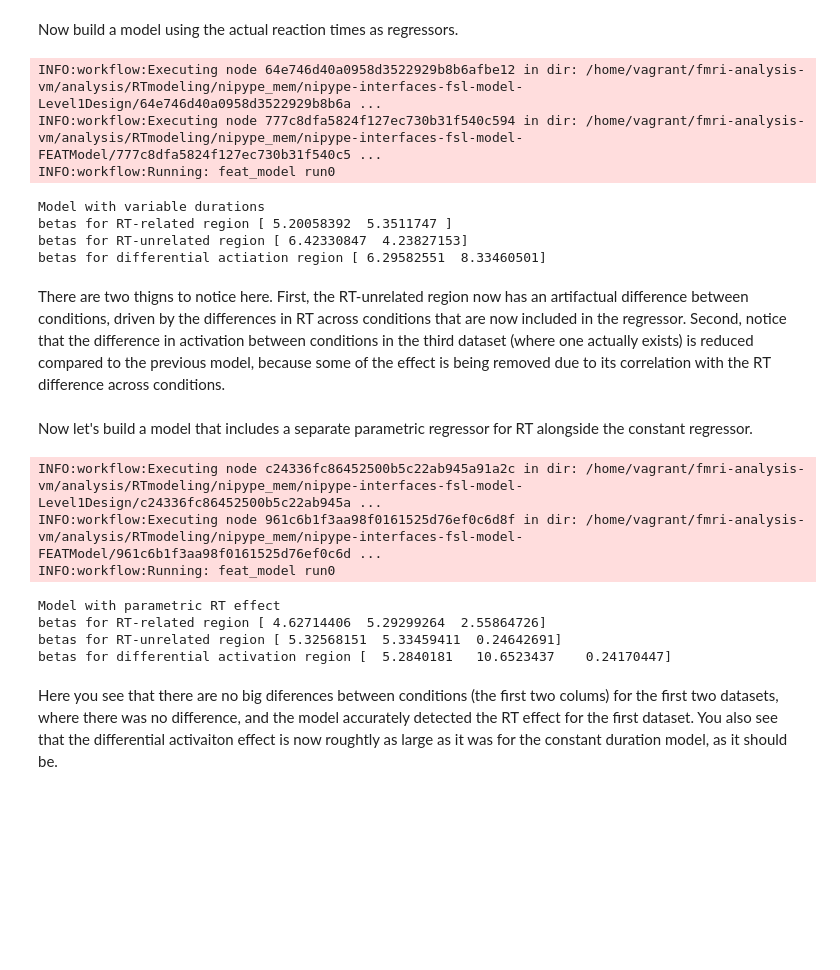
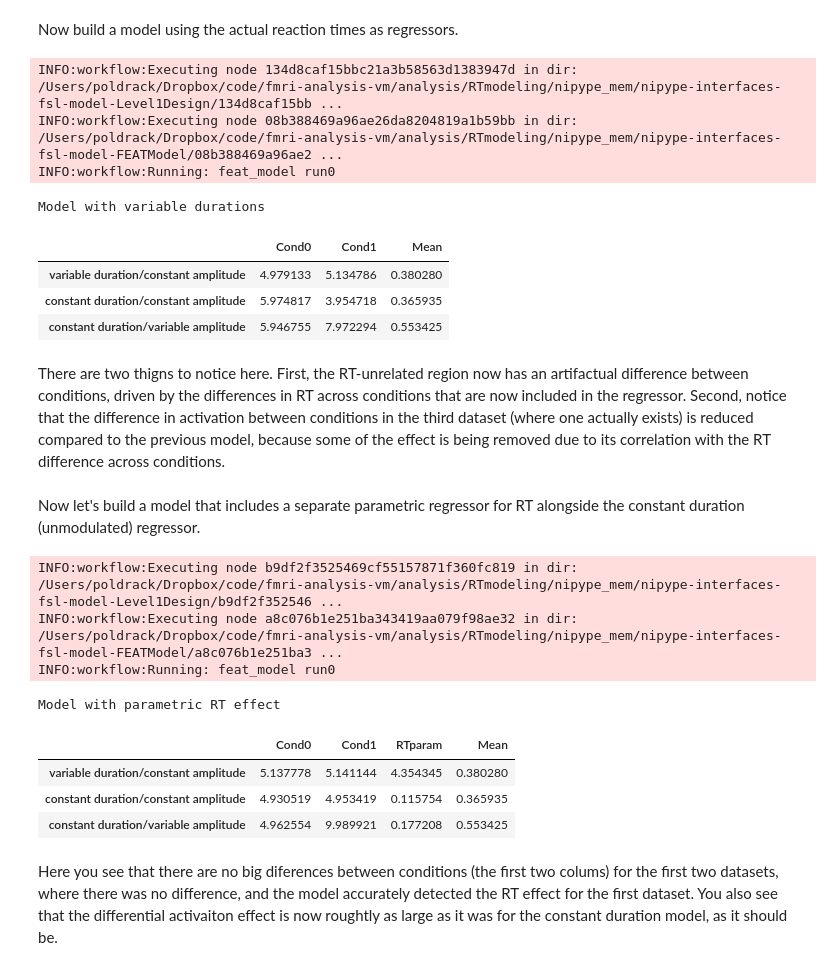
Before and after one commit to poldrack/fmri-analysis-vm, a Jupyter notebook: analysis/RTmodeling/RTmodeling.ipynb, the cells around one changed output. Drawn from its saved outputs; the diff is of its cells as text; code cells hidden in the pictures; blank space fills up the shorter version.

```diff
--- a/analysis/RTmodeling/RTmodeling.ipynb
+++ b/analysis/RTmodeling/RTmodeling.ipynb
@@ -213,8 +230,10 @@ info = [Bunch(conditions=['cond0',
                          rt[condition==1]])]
 
 # create a dummy image for SpecifyModel to look at
-dummy=nibabel.Nifti1Image(numpy.zeros((12,12,12,total_length)),numpy.identity(4))
-dummy.to_filename('tmp.nii.gz')
+if not os.path.exists('tmp.nii.gz'):
+    dummy=nibabel.Nifti1Image(numpy.zeros((12,12,12,total_length)),numpy.identity(4))
+    dummy.to_filename('tmp.nii.gz')
+
 s = model.SpecifyModel()
 s.inputs.input_units = 'secs'
 s.inputs.functional_runs = 'tmp.nii.gz'
@@ -234,27 +253,36 @@ modelgen = mem.cache(fsl.model.FEATModel)
 modelgen_results = modelgen(fsf_file=level1design_results.outputs.fsf_files,
                             ev_files=level1design_results.outputs.ev_files)
 # %% [output]
-INFO:workflow:Executing node 64e746d40a0958d3522929b8b6afbe12 in dir: /home/vagrant/fmri-analysis-vm/analysis/RTmodeling/nipype_mem/nipype-interfaces-fsl-model-Level1Design/64e746d40a0958d3522929b8b6a ...
-INFO:workflow:Executing node 777c8dfa5824f127ec730b31f540c594 in dir: /home/vagrant/fmri-analysis-vm/analysis/RTmodeling/nipype_mem/nipype-interfaces-fsl-model-FEATModel/777c8dfa5824f127ec730b31f540c5 ...
+INFO:workflow:Executing node 134d8caf15bbc21a3b58563d1383947d in dir: /Users/poldrack/Dropbox/code/fmri-analysis-vm/analysis/RTmodeling/nipype_mem/nipype-interfaces-fsl-model-Level1Design/134d8caf15bb ...
+INFO:workflow:Executing node 08b388469a96ae26da8204819a1b59bb in dir: /Users/poldrack/Dropbox/code/fmri-analysis-vm/analysis/RTmodeling/nipype_mem/nipype-interfaces-fsl-model-FEATModel/08b388469a96ae2 ...
 INFO:workflow:Running: feat_model run0
 # %%
 X=numpy.loadtxt(modelgen_results.outputs.design_file,skiprows=5)
-beta_hat_var_rt=numpy.linalg.inv(X.T.dot(X)).dot(X.T).dot(data_var)
+X=numpy.hstack((X,numpy.ones((X.shape[0],1))))
+
 print 'Model with variable durations'
-print 'betas for RT-related region',beta_hat_var_rt
-beta_hat_const_rt=numpy.linalg.inv(X.T.dot(X)).dot(X.T).dot(data_const)
-print 'betas for RT-unrelated region',beta_hat_const_rt
-beta_hat_cond_rt=numpy.linalg.inv(X.T.dot(X)).dot(X.T).dot(data_cond)
-print 'betas for differential actiation region',beta_hat_cond_rt
+
+beta_hat_vd_ca_rt=numpy.linalg.inv(X.T.dot(X)).dot(X.T).dot(data_vd_ca)
+beta_hat_cd_ca_rt=numpy.linalg.inv(X.T.dot(X)).dot(X.T).dot(data_cd_ca)
+beta_hat_cd_va_rt=numpy.linalg.inv(X.T.dot(X)).dot(X.T).dot(data_cd_va)
+
+import pandas as pd
+betas_varrt=numpy.vstack((beta_hat_vd_ca_rt,beta_hat_cd_ca_rt,beta_hat_cd_va_rt))
+df_varrt=pd.DataFrame(betas_varrt,columns=['Cond0','Cond1','Mean'],
+                index=['variable duration/constant amplitude',
+                       'constant duration/constant amplitude',
+                      'constant duration/variable amplitude'])
+HTML( df_varrt.to_html() )
 # %% [output]
 Model with variable durations
-betas for RT-related region [ 5.20058392  5.3511747 ]
-betas for RT-unrelated region [ 6.42330847  4.23827153]
-betas for differential actiation region [ 6.29582551  8.33460501]
+|  | Cond0 | Cond1 | Mean |
+| variable duration/constant amplitude | 4.979133 | 5.134786 | 0.380280 |
+| constant duration/constant amplitude | 5.974817 | 3.954718 | 0.365935 |
+| constant duration/variable amplitude | 5.946755 | 7.972294 | 0.553425 |
 # %% [markdown]
 There are two thigns to notice here.  First, the RT-unrelated region now has an artifactual difference between conditions, driven by the differences in RT across conditions that are now included in the regressor.  Second, notice that the difference in activation between conditions in the third dataset (where one actually exists) is reduced compared to the previous model, because some of the effect is being removed due to its correlation with the RT difference across conditions.
 # %% [markdown]
-Now let's build a model that includes a separate parametric regressor for RT alongside the constant regressor.
+Now let's build a model that includes a separate parametric regressor for RT alongside the constant duration (unmodulated) regressor.
 # %%
 info = [Bunch(conditions=['cond0-const',
                           'cond1-const',
@@ -264,7 +292,7 @@ info = [Bunch(conditions=['cond0-const',
                      onsets],
               durations=[[meanrt],
                          [meanrt],
-                          rt],
+                          [meanrt]],
               amplitudes=[[1],[1],rt-meanrt]
                          )]
 
@@ -290,22 +318,31 @@ modelgen = mem.cache(fsl.model.FEATModel)
 modelgen_results = modelgen(fsf_file=level1design_results.outputs.fsf_files,
                             ev_files=level1design_results.outputs.ev_files)
 # %% [output]
-INFO:workflow:Executing node c24336fc86452500b5c22ab945a91a2c in dir: /home/vagrant/fmri-analysis-vm/analysis/RTmodeling/nipype_mem/nipype-interfaces-fsl-model-Level1Design/c24336fc86452500b5c22ab945a ...
-INFO:workflow:Executing node 961c6b1f3aa98f0161525d76ef0c6d8f in dir: /home/vagrant/fmri-analysis-vm/analysis/RTmodeling/nipype_mem/nipype-interfaces-fsl-model-FEATModel/961c6b1f3aa98f0161525d76ef0c6d ...
+INFO:workflow:Executing node b9df2f3525469cf55157871f360fc819 in dir: /Users/poldrack/Dropbox/code/fmri-analysis-vm/analysis/RTmodeling/nipype_mem/nipype-interfaces-fsl-model-Level1Design/b9df2f352546 ...
+INFO:workflow:Executing node a8c076b1e251ba343419aa079f98ae32 in dir: /Users/poldrack/Dropbox/code/fmri-analysis-vm/analysis/RTmodeling/nipype_mem/nipype-interfaces-fsl-model-FEATModel/a8c076b1e251ba3 ...
 INFO:workflow:Running: feat_model run0
 # %%
 X=numpy.loadtxt(modelgen_results.outputs.design_file,skiprows=5)
-beta_hat_var_param=numpy.linalg.inv(X.T.dot(X)).dot(X.T).dot(data_var)
+X=numpy.hstack((X,numpy.ones((X.shape[0],1))))
+
 print 'Model with parametric RT effect'
-print 'betas for RT-related region',beta_hat_var_param
-beta_hat_const_param=numpy.linalg.inv(X.T.dot(X)).dot(X.T).dot(data_const)
-print 'betas for RT-unrelated region',beta_hat_const_param
-beta_hat_cond_param=numpy.linalg.inv(X.T.dot(X)).dot(X.T).dot(data_cond)
-print 'betas for differential activation region',beta_hat_cond_param
+
+beta_hat_vd_ca_param=numpy.linalg.inv(X.T.dot(X)).dot(X.T).dot(data_vd_ca)
+beta_hat_cd_ca_param=numpy.linalg.inv(X.T.dot(X)).dot(X.T).dot(data_cd_ca)
+beta_hat_cd_va_param=numpy.linalg.inv(X.T.dot(X)).dot(X.T).dot(data_cd_va)
+
+
+betas_param=numpy.vstack((beta_hat_vd_ca_param,beta_hat_cd_ca_param,beta_hat_cd_va_param))
+df_param=pd.DataFrame(betas_param,columns=['Cond0','Cond1','RTparam','Mean'],
+                index=['variable duration/constant amplitude',
+                       'constant duration/constant amplitude',
+                      'constant duration/variable amplitude'])
+HTML( df_param.to_html() )
 # %% [output]
 Model with parametric RT effect
-betas for RT-related region [ 4.62714406  5.29299264  2.55864726]
-betas for RT-unrelated region [ 5.32568151  5.33459411  0.24642691]
-betas for differential activation region [  5.2840181   10.6523437    0.24170447]
+|  | Cond0 | Cond1 | RTparam | Mean |
+| variable duration/constant amplitude | 5.137778 | 5.141144 | 4.354345 | 0.380280 |
+| constant duration/constant amplitude | 4.930519 | 4.953419 | 0.115754 | 0.365935 |
+| constant duration/variable amplitude | 4.962554 | 9.989921 | 0.177208 | 0.553425 |
 # %% [markdown]
 Here you see that there are no big diferences between conditions (the first two colums) for the first two datasets, where there was no difference, and the model accurately detected the RT effect for the first dataset.  You also see that the differential activaiton effect is now roughtly as large as it was for the constant duration model, as it should be.
```
Also changed, not shown: parts of 7 cells of this notebook.
